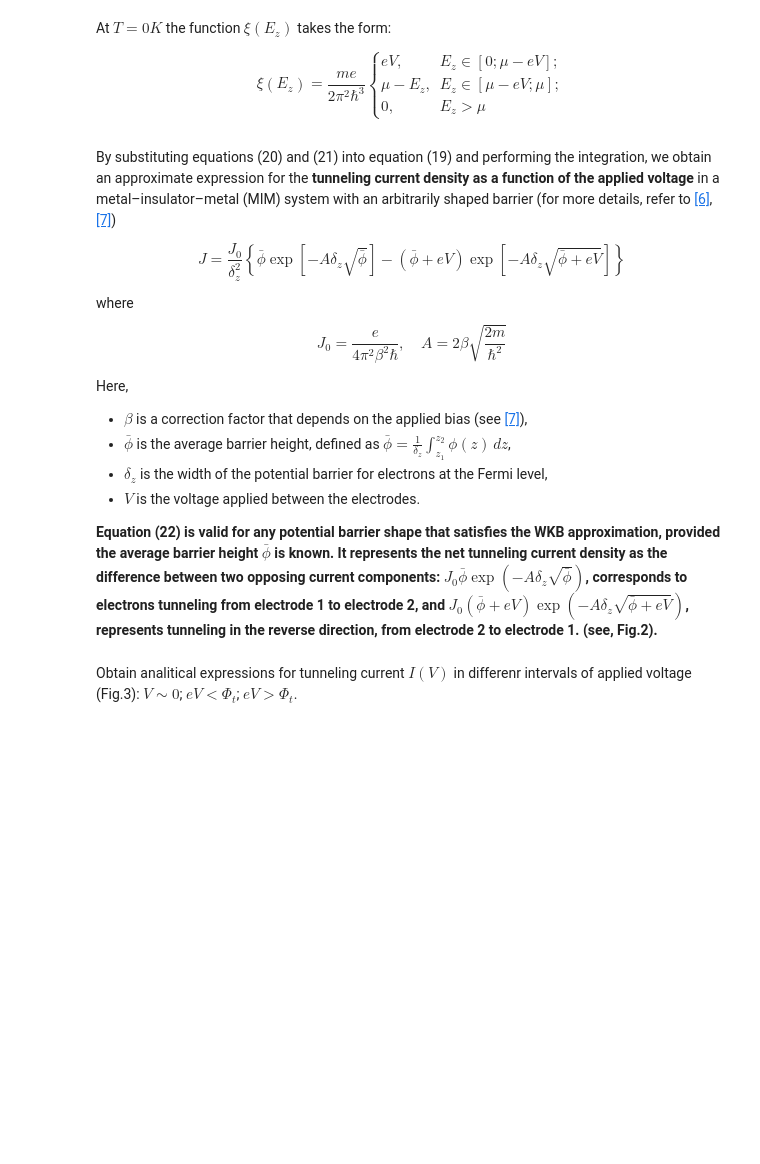
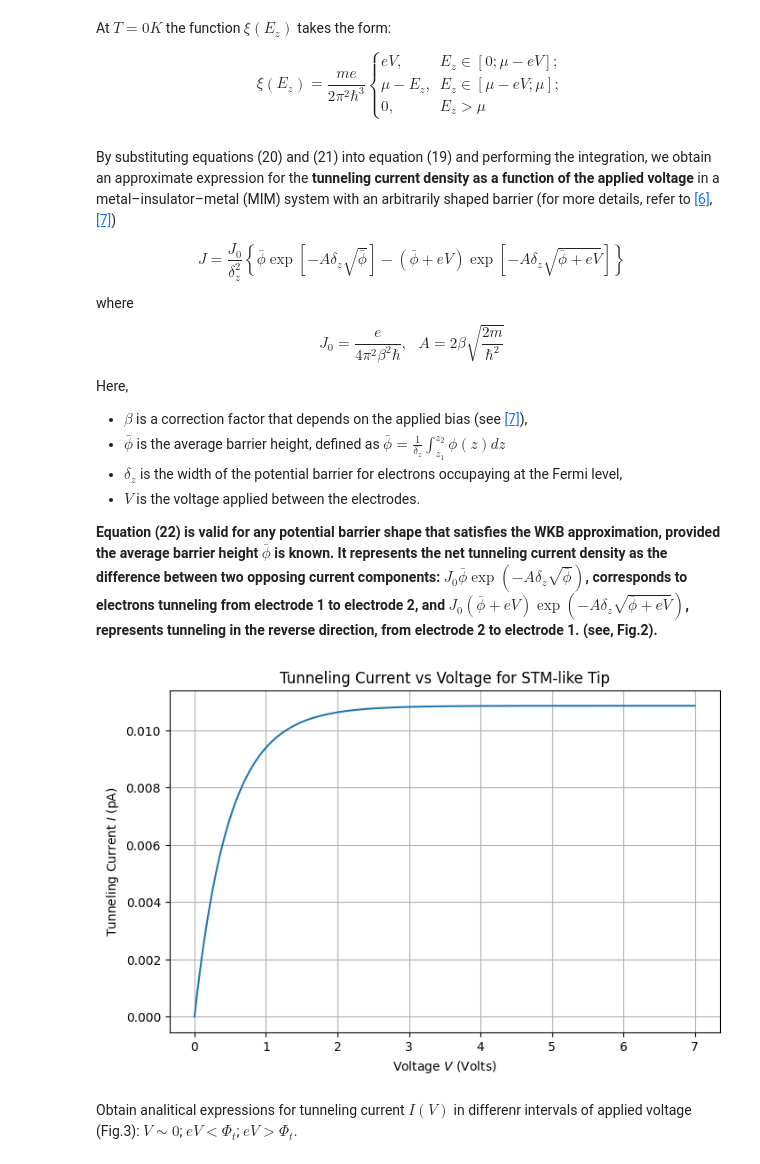
Before and after one commit to QTechEdu/QTech_notebooks, a Jupyter notebook: STM.ipynb, the cells around one changed output. Cells and saved outputs as stored; diff of their text form; code cells hidden in the pictures; blank space fills up the shorter version.

```diff
--- a/STM.ipynb
+++ b/STM.ipynb
@@ -528,16 +528,66 @@ By substituting equations (20) and (21) into equation (19) and performing the in
 $$ \boxed {J = \frac{J_0}{\delta_z^2}\left\{\bar \phi \exp\left[{-A\delta_z\sqrt{\bar \phi}}\right] - (\bar \phi + eV) \exp\left[-A\delta_z\sqrt{\bar \phi + eV}\right] \right\}}\tag{22}$$
 
 where
-        $$ J_0 = \frac{e}{4\pi^2\beta^2\hbar}, \quad{    }
+        $$ J_0 = \frac{e}{4\pi^2\beta^2\hbar}, \text{    }
          A = 2\beta\sqrt{\frac{2m}{\hbar^2}}\tag{23}$$
 
 Here,
  - $\beta$ is a correction factor that depends on the applied bias (see [\[7\]](#bibliography)),
- - $\bar\phi$ is the average barrier height, defined as $\bar\phi = \frac{1}{\delta_z}\int_{z_1}^{z_2}{\phi(z)\,dz}$,
- - $\delta_z$ is the width of the potential barrier for electrons at the Fermi level,
+ - $\bar \phi$ is the average barrier height, defined as $\bar \phi = \frac{1}{\delta_z}\int_{z_1}^{z_2}{\phi(z)dz}$
+ - $\delta_z$ is the width of the potential barrier for electrons occupaying at the Fermi level,
  - $V$ is the voltage applied between the electrodes.
 
 **Equation (22)  is valid for any potential barrier shape that satisfies the WKB approximation, provided the average barrier height $\bar{\phi}$ is known.  It represents the net tunneling current density as the difference between two opposing current components: $J_0\bar \phi \exp({-A\delta_z\sqrt{\bar \phi}})$, corresponds to electrons tunneling from electrode 1 to electrode 2, and $ J_0(\bar \phi + eV) \exp(-A\delta_z\sqrt{\bar \phi + eV})$, represents tunneling in the reverse direction, from electrode 2 to electrode 1. (see, Fig.2).**
+# %%
+import numpy as np
+import matplotlib.pyplot as plt
+
+def tunneling_current(V, delta_z, phi_bar, beta, tip_radius):
+    e = 1.602176634e-19       # elementary charge, C
+    hbar = 1.054571817e-34    # reduced Planck constant, J·s
+    m = 9.10938356e-31        # electron mass, kg
+    pi = np.pi
+
+    phi_bar_J = phi_bar * e
+    eV_J = e * V
+
+    J0 = e / (4 * pi**2 * beta**2 * hbar)
+    A = 2 * beta * np.sqrt(2 * m / hbar**2)
+
+    term1_exp = -A * delta_z * np.sqrt(phi_bar_J)
+    term2_exp = -A * delta_z * np.sqrt(phi_bar_J + eV_J)
+
+    J = (J0 / delta_z**2) * (phi_bar_J * np.exp(term1_exp) - (phi_bar_J + eV_J) * np.exp(term2_exp))
+
+    # Calculate tip area assuming a circular tip apex (area in m^2)
+    tip_area = pi * tip_radius**2
+
+    # Total tunneling current I = J * tip_area (in Amperes)
+    I = J * tip_area
+    return I
+
+# Parameters
+delta_z = 1e-9      # barrier width in meters (1 nm)
+phi_bar = 5.0       # average barrier height in eV
+beta = 1.0          # correction factor
+tip_radius = 1e-9   # tip radius in meters (1 nm)
+
+# Voltage range from 0 to 1 V
+voltages = np.linspace(0, 7, 200)
+
+# Calculate tunneling current for each voltage
+I_values = tunneling_current(voltages, delta_z, phi_bar, beta, tip_radius)
+
+# Plot tunneling current vs voltage
+plt.figure(figsize=(8,5))
+plt.plot(voltages, I_values * 1e12)  # convert A to pA for better readability
+plt.xlabel('Voltage $V$ (Volts)')
+plt.ylabel('Tunneling Current $I$ (pA)')
+plt.title('Tunneling Current vs Voltage for STM-like Tip')
+plt.grid(True)
+plt.show()
+# %% [output]
+[figure, added]
 # %% [markdown]
 Obtain analitical expressions for tunneling current $I(V)$ in differenr intervals of applied voltage (Fig.3):
 $V \sim 0$; $eV < \Phi_t$; $eV > \Phi_t$.
```
Also changed, not shown: parts of 4 cells of this notebook, 14 other files.
